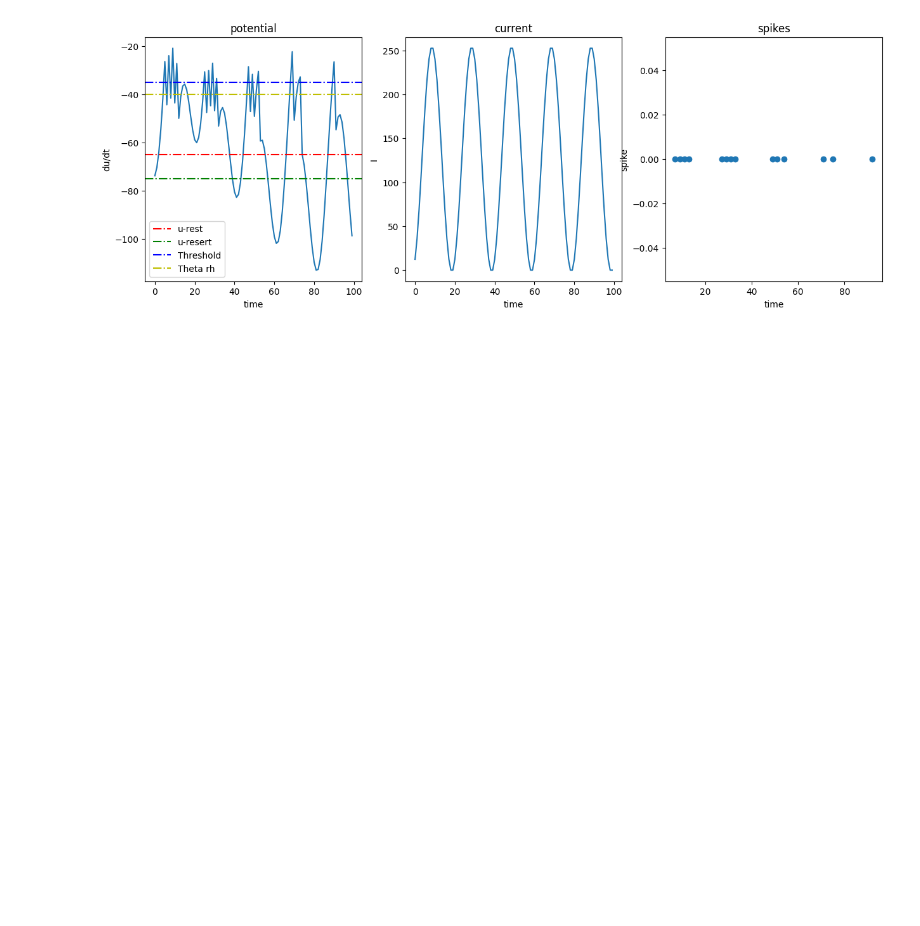
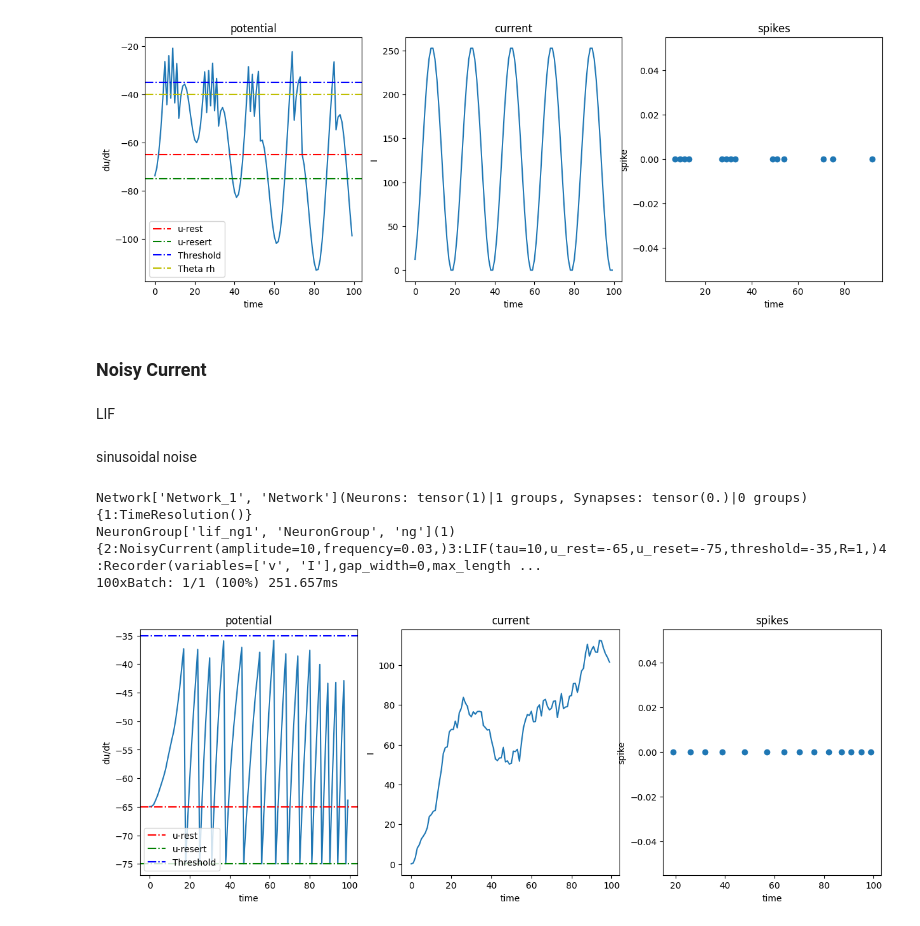
Before and after one commit to nrgsghanei2001/ComputationalNeuroScience, a Jupyter notebook: models.ipynb, the cells around one changed output. Cells and saved outputs as stored; diff of their text form; code cells hidden in the pictures; blank space fills up the shorter version.

Commit message:
simulate models with noisy I

```diff
--- a/models.ipynb
+++ b/models.ipynb
@@ -173,6 +173,30 @@ def lif_with_sin_current(amplitude, frequency, tau=10, r=1):
     lif_net = network_simpulation(lif_net, 100)
 
     return lif_net
+# %%
+def lif_with_sinnoise_current(amplitude, frequency, tau=10, r=1):
+    lif_net = Network(behavior={1: TimeResolution()}, dtype=torch.float64)
+    lif_ng1 = NeuronGroup(
+        1,
+        net=lif_net,
+        behavior={
+            2: NoisyCurrent(amplitude=amplitude, frequency=frequency),
+            3: LIF(
+                tau=tau,
+                u_rest=-65,
+                u_reset=-75,
+                threshold=-35,
+                R=r,
+            ),
+            4: Recorder(variables=["v", "I"], tag="lif_ng1_rec, lif_ng1_recorder"),
+            5: EventRecorder("spike", tag="lif_ng1_evrec"),
+        },
+        tag="lif_ng1",
+    )
+
+    lif_net = network_simpulation(lif_net, 100)
+
+    return lif_net
 # %%
 def elif_with_constant_current(i, tau=10, delta_t=5, r=1):
     elif_net = Network(behavior={1: TimeResolution()}, dtype=torch.float64)
@@ -774,3 +853,17 @@ Network['Network_1', 'Network'](Neurons: tensor(1)|1 groups, Synapses: tensor(0.
 NeuronGroup['AELIF_NG1', 'NeuronGroup', 'ng'](1){2:SinCurrent(amplitude=40,frequency=0.05,)3:AELIF(tau_m=10,tau_w=200,u_rest=-75,u_reset=-65,theta_rh=-40,threshold=-35,delta_t=5,R=1,alpha=1,beta=8,)4: ...
 100xBatch: 1/1 (100%) 191.345ms
 [figure]
+# %% [markdown]
+### Noisy Current
+# %% [markdown]
+LIF
+# %% [markdown]
+sinusoidal noise
+# %%
+lif_net = lif_with_sinnoise_current(amplitude=10, frequency=0.03)
+plot_lif_behavior(lif_net)
+# %% [output]
+Network['Network_1', 'Network'](Neurons: tensor(1)|1 groups, Synapses: tensor(0.)|0 groups){1:TimeResolution()}
+NeuronGroup['lif_ng1', 'NeuronGroup', 'ng'](1){2:NoisyCurrent(amplitude=10,frequency=0.03,)3:LIF(tau=10,u_rest=-65,u_reset=-75,threshold=-35,R=1,)4:Recorder(variables=['v', 'I'],gap_width=0,max_length ...
+100xBatch: 1/1 (100%) 251.657ms
+[figure, added]
```
Also changed, not shown: parts of 14 cells of this notebook, 1 other file.
